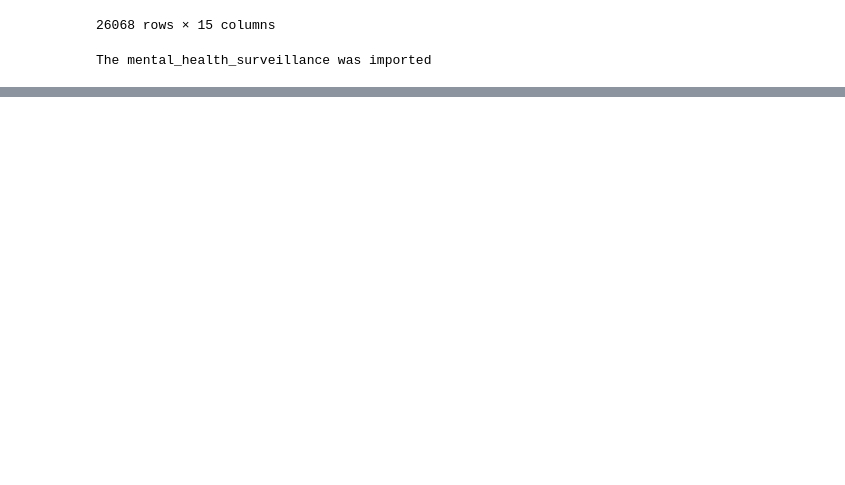
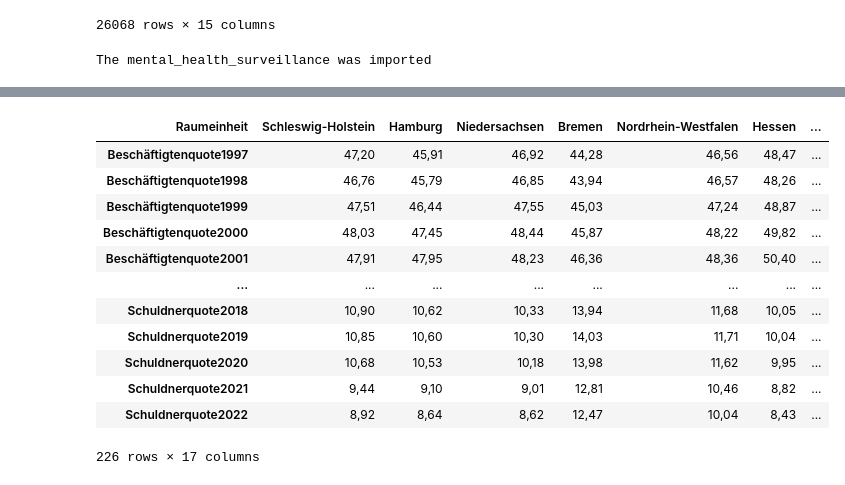
Before and after one commit to marie-nitze/capstone-mental_health, a Jupyter notebook: capstone matti.ipynb, the cells around one changed output, grey strips where cells are left out. Drawn from its saved outputs; the diff is of its cells as text; code cells hidden in the pictures; blank space fills up the shorter version.

```diff
--- a/capstone matti.ipynb
+++ b/capstone matti.ipynb
@@ -155,0 +159,24 @@ df_arbeitslosigkeit.info
+# %%
+df_erwerb_schulden=pd.read_csv('Data/Tabelle Erwerb_Schulden.csv', sep=';', header=[0,1])
+df_erwerb_schulden.columns = [f'{i}{j}' for i, j in df_erwerb_schulden.columns]
+df_erwerb_schulden = df_erwerb_schulden.drop(columns='KennzifferUnnamed: 0_level_1')
+df_erwerb_schulden = df_erwerb_schulden.rename(columns={'RaumeinheitUnnamed: 1_level_1':'Raumeinheit','AggregatUnnamed: 2_level_1':'Aggregat'})
+df_erwerb_schulden = df_erwerb_schulden.drop(columns='Aggregat')
+df_erwerb_schulden = df_erwerb_schulden.transpose()
+df_erwerb_schulden.columns = df_erwerb_schulden.iloc[0]
+df_erwerb_schulden = df_erwerb_schulden.iloc[1:]
+df_erwerb_schulden
+# %% [output]
+| Raumeinheit | Schleswig-Holstein | Hamburg | Niedersachsen | Bremen | Nordrhein-Westfalen | Hessen | ... |
+| Beschäftigtenquote1997 | 47,20 | 45,91 | 46,92 | 44,28 | 46,56 | 48,47 | ... |
+| Beschäftigtenquote1998 | 46,76 | 45,79 | 46,85 | 43,94 | 46,57 | 48,26 | ... |
+| Beschäftigtenquote1999 | 47,51 | 46,44 | 47,55 | 45,03 | 47,24 | 48,87 | ... |
+| Beschäftigtenquote2000 | 48,03 | 47,45 | 48,44 | 45,87 | 48,22 | 49,82 | ... |
+| Beschäftigtenquote2001 | 47,91 | 47,95 | 48,23 | 46,36 | 48,36 | 50,40 | ... |
+| ... | ... | ... | ... | ... | ... | ... | ... |
+| Schuldnerquote2018 | 10,90 | 10,62 | 10,33 | 13,94 | 11,68 | 10,05 | ... |
+| Schuldnerquote2019 | 10,85 | 10,60 | 10,30 | 14,03 | 11,71 | 10,04 | ... |
+| Schuldnerquote2020 | 10,68 | 10,53 | 10,18 | 13,98 | 11,62 | 9,95 | ... |
+| Schuldnerquote2021 | 9,44 | 9,10 | 9,01 | 12,81 | 10,46 | 8,82 | ... |
+| Schuldnerquote2022 | 8,92 | 8,64 | 8,62 | 12,47 | 10,04 | 8,43 | ... |
+226 rows × 17 columns
```
Also changed, not shown: parts of 6 cells of this notebook.
